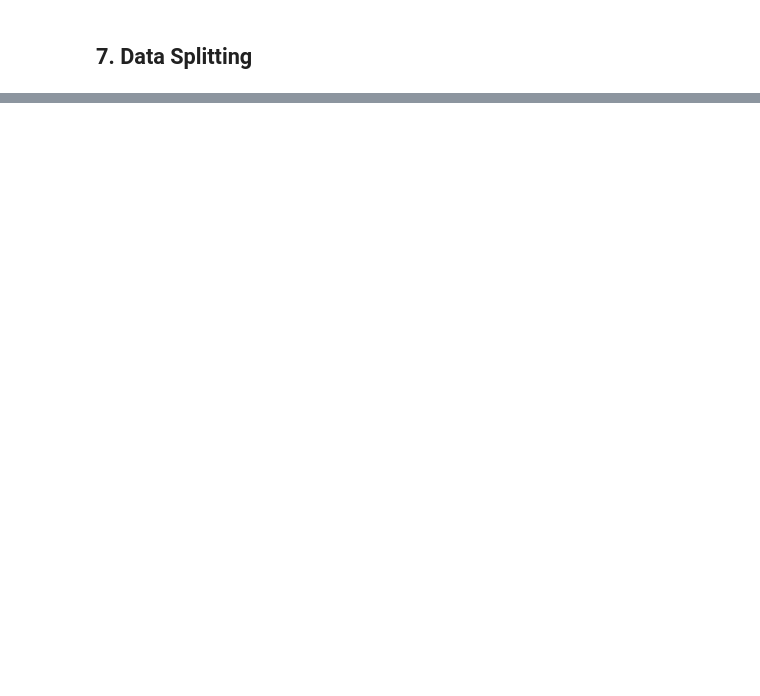
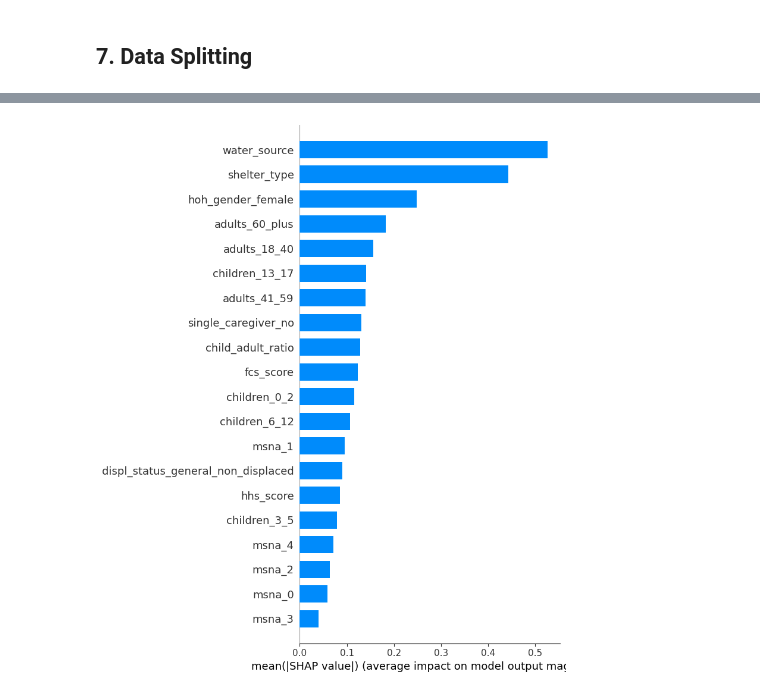
Before and after one commit to jprlink/child_sep_ml, a Jupyter notebook: child_sep_ml_anom.ipynb, the cells around one changed output, grey strips where cells are left out. Drawn from its saved outputs; the diff is of its cells as text; code cells hidden in the pictures; blank space fills up the shorter version.

```diff
--- a/child_sep_ml_anom.ipynb
+++ b/child_sep_ml_anom.ipynb
@@ -843,0 +882,81 @@ Best model: isolation_forest with F1-Score: 0.0365
+# %%
+import pickle
+import numpy as np
+from sklearn.metrics import classification_report, confusion_matrix, precision_recall_curve, auc
+import shap
+import matplotlib.pyplot as plt
+
+# Load the saved model
+def load_model(path):
+    with open(path, 'rb') as f:
+        model = pickle.load(f)
+    return model
+
+# Load test data
+def load_test_data():
+    with open('X_test.pkl', 'rb') as f:
+        X_test = pickle.load(f)
+    with open('y_test.pkl', 'rb') as f:
+        y_test = pickle.load(f)
+    return X_test, y_test
+
+# Test the model on the test data
+def test_model(model, X_test, y_test):
+    # Predict using the test set
+    y_pred = model.predict(X_test)
+    y_pred = np.where(y_pred == -1, 1, 0)  # Convert -1 to 1 (anomalies)
+
+    # Threshold tuning for the best F1 score
+    precision, recall, thresholds = precision_recall_curve(y_test, y_pred)
+    f1_scores = 2 * (precision * recall) / (precision + recall)
+    best_threshold = thresholds[np.argmax(f1_scores)]
+    print(f"Best threshold for F1 score: {best_threshold}")
+
+    # Calculate precision-recall AUC
+    auc_pr = auc(recall, precision)
+    print(f"Precision-Recall AUC on test data: {auc_pr}")
+
+    # Final evaluation with best threshold
+    y_pred_final = (y_pred >= best_threshold).astype(int)
+    print(classification_report(y_test, y_pred_final, digits=4))
+    print(confusion_matrix(y_test, y_pred_final))
+
+# Generate SHAP plots and save them to PNG files
+def explain_with_shap(pipeline, X_test):
+    # Extract the model from the pipeline
+    model = pipeline.named_steps['model']  # Access IsolationForest from the pipeline
+
+    # Use a Tree explainer for tree-based models like IsolationForest
+    explainer = shap.TreeExplainer(model)
+    shap_values = explainer.shap_values(X_test)
+
+    # Global SHAP summary plot
+    plt.figure()
+    shap.summary_plot(shap_values, X_test, plot_type="bar", show=False)
+    plt.show()  # Display the plot
+    plt.savefig("shap_summary_plot.png", bbox_inches="tight")
+    plt.close()
+
+    # Extract the top 10 most important features from the summary plot
+    top_features = np.argsort(np.mean(np.abs(shap_values), axis=0))[-10:]  # Top 10 feature indices
+
+    # Generate SHAP dependence plots for the top 10 most important features
+    for i, feature_index in enumerate(top_features):
+        plt.figure()
+        shap.dependence_plot(feature_index, shap_values, X_test, show=False)
+        plt.show()  # Display the plot
+        plt.savefig(f"shap_dependence_plot_feature_{feature_index}.png", bbox_inches="tight")
+        plt.close()
+
+# Main flow
+if __name__ == '__main__':
+    # Load the final model and test data
+    final_model = load_model('final_model.pkl')
+    X_test, y_test = load_test_data()
+
+    # Test the model on the test data
+    test_model(final_model, X_test, y_test)
+
+    # Explain model predictions using SHAP and generate dependence plots
+    explain_with_shap(final_model, X_test)
+# %% [output]
@@ -843,0 +976 @@ Best model: isolation_forest with F1-Score: 0.0365
+[figure, added]
```
Also changed, not shown: parts of 20 cells of this notebook, 9 other files.
